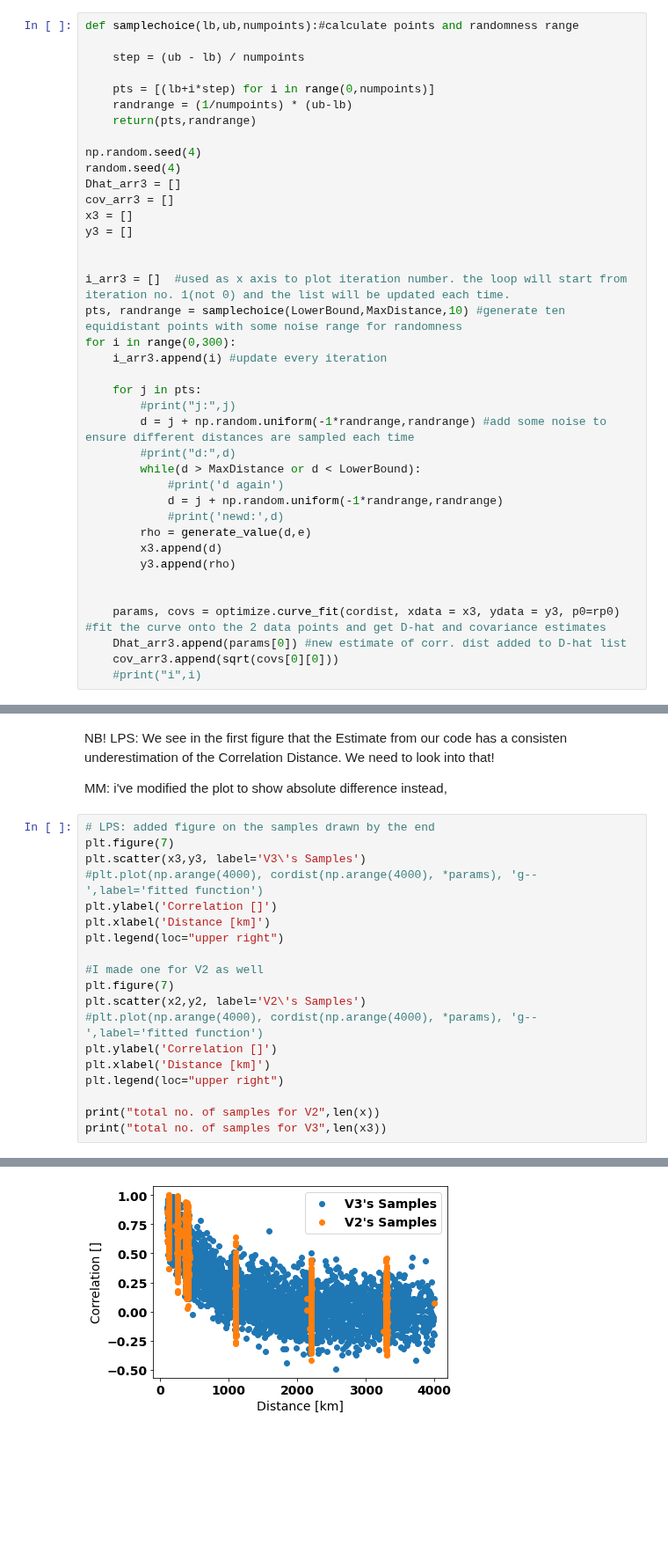
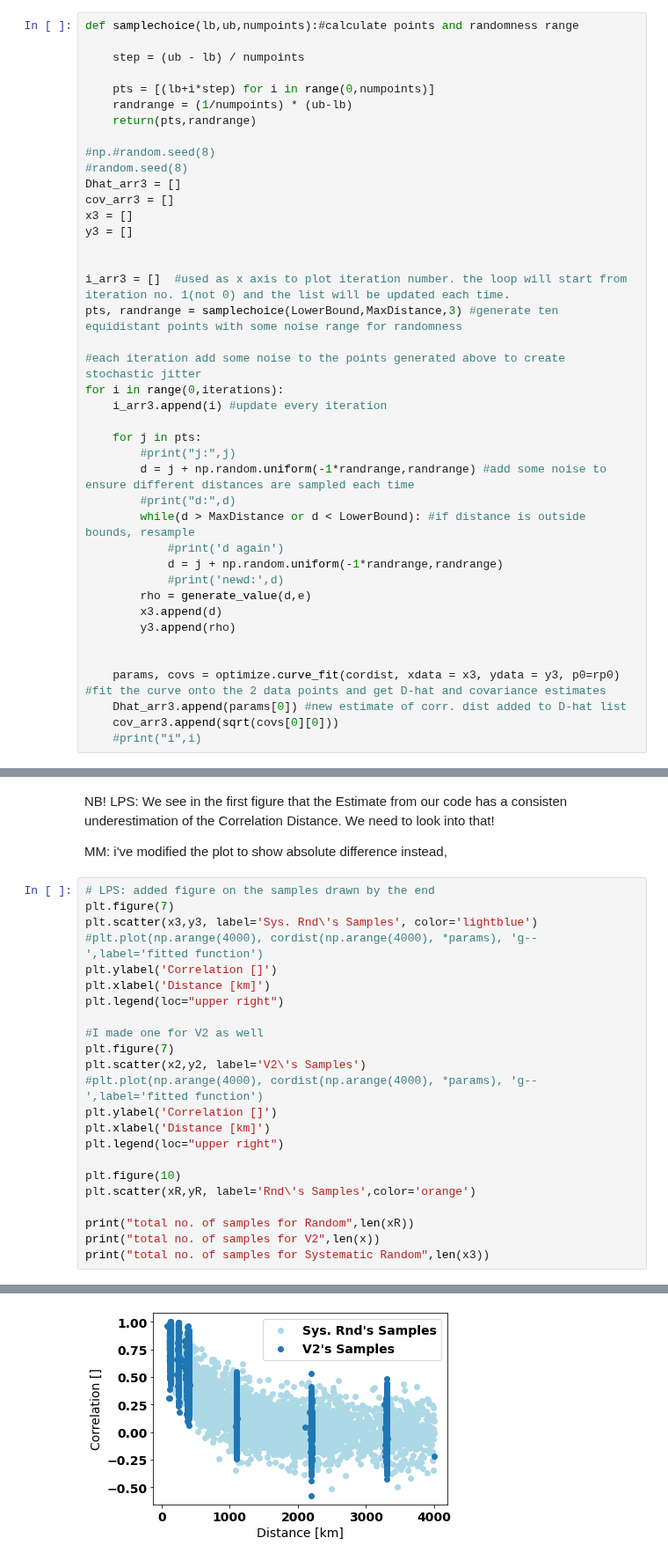
Before and after one commit to mustafa-majid-uu/curvefit_sampling, a Jupyter notebook: sampling_v2.ipynb, the cells around one changed output, grey strips where cells are left out. Shown at 88% size. Cells and saved outputs as stored; diff of their text form; blank space fills up the shorter version.

```diff
--- a/sampling_v2.ipynb
+++ b/sampling_v2.ipynb
@@ -319,8 +305,8 @@ def samplechoice(lb,ub,numpoints):#calculate points and randomness range
     randrange = (1/numpoints) * (ub-lb)
     return(pts,randrange)
 
-np.random.seed(4)
-random.seed(4)
+#np.#random.seed(8)
+#random.seed(8)
 Dhat_arr3 = []
 cov_arr3 = []
 x3 = []
@@ -328,15 +314,17 @@ y3 = []
 
 
 i_arr3 = []  #used as x axis to plot iteration number. the loop will start from iteration no. 1(not 0) and the list will be updated each time.
-pts, randrange = samplechoice(LowerBound,MaxDistance,10) #generate ten equidistant points with some noise range for randomness
-for i in range(0,300):
+pts, randrange = samplechoice(LowerBound,MaxDistance,3) #generate ten equidistant points with some noise range for randomness
+
+#each iteration add some noise to the points generated above to create stochastic jitter
+for i in range(0,iterations):
     i_arr3.append(i) #update every iteration
 
     for j in pts:
         #print("j:",j)
         d = j + np.random.uniform(-1*randrange,randrange) #add some noise to ensure different distances are sampled each time
         #print("d:",d)
-        while(d > MaxDistance or d < LowerBound):
+        while(d > MaxDistance or d < LowerBound): #if distance is outside bounds, resample
             #print('d again')
             d = j + np.random.uniform(-1*randrange,randrange)
             #print('newd:',d)
@@ -483,7 +471,7 @@ MM: i've modified the plot to show absolute difference instead,
 # %%
 # LPS: added figure on the samples drawn by the end
 plt.figure(7)
-plt.scatter(x3,y3, label='V3\'s Samples')
+plt.scatter(x3,y3, label='Sys. Rnd\'s Samples', color='lightblue')
 #plt.plot(np.arange(4000), cordist(np.arange(4000), *params), 'g--',label='fitted function')
 plt.ylabel('Correlation []')
 plt.xlabel('Distance [km]')
@@ -497,6 +485,10 @@ plt.ylabel('Correlation []')
 plt.xlabel('Distance [km]')
 plt.legend(loc="upper right")
 
+plt.figure(10)
+plt.scatter(xR,yR, label='Rnd\'s Samples',color='orange')
+
+print("total no. of samples for Random",len(xR))
 print("total no. of samples for V2",len(x))
-print("total no. of samples for V3",len(x3))
+print("total no. of samples for Systematic Random",len(x3))
 # %% [output]
@@ -505 +498 @@ total no. of samples for V3 3000
-[figure, old version]
+[figure, new version]
```
Also changed, not shown: parts of 12 cells of this notebook.
